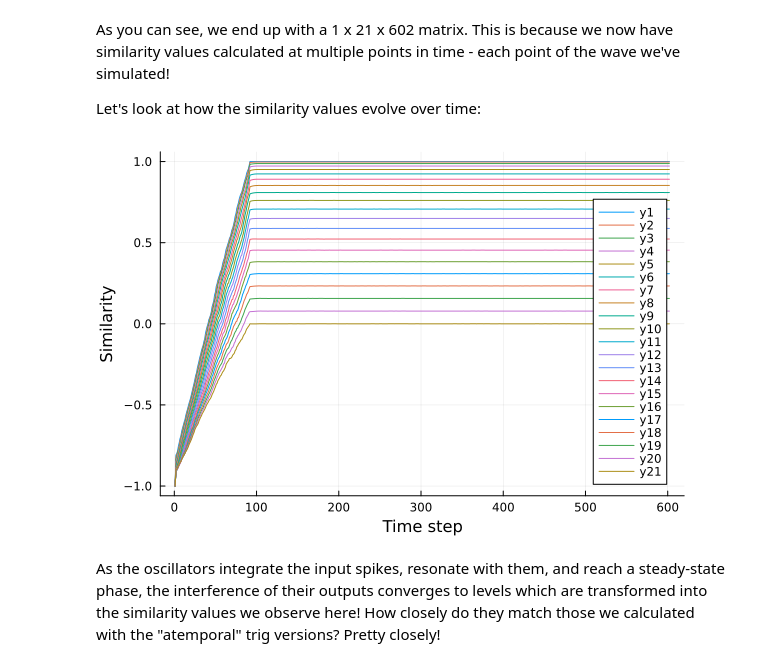
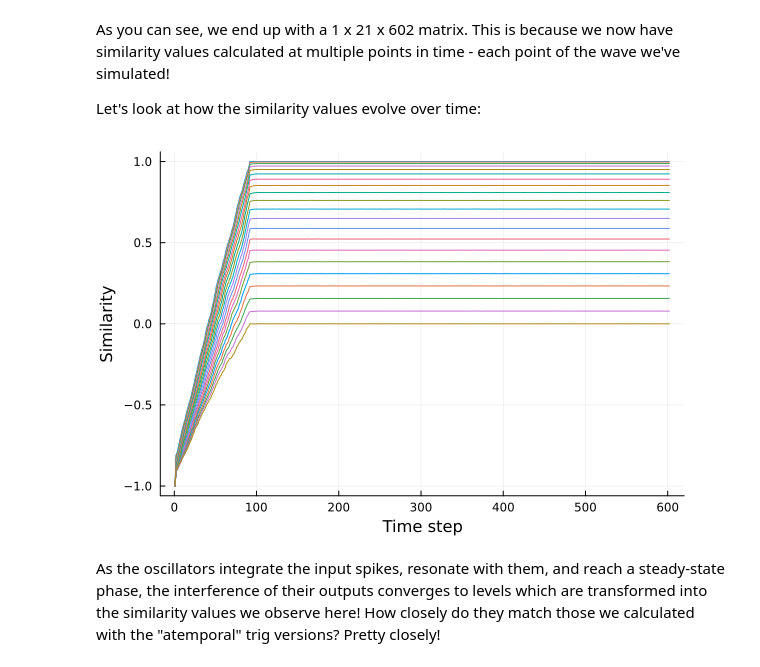
Before and after one commit to wilkieolin/PhasorNetworks.jl, a Jupyter notebook: tutorial/03 similarity.ipynb, the cells around one changed output. Cells and saved outputs as stored; diff of their text form; code cells hidden in the pictures.

```diff
--- a/tutorial/03 similarity.ipynb
+++ b/tutorial/03 similarity.ipynb
@@ -108,11 +93,11 @@ As you can see, we end up with a 1 x 21 x 602 matrix. This is because we now hav
 
 Let's look at how the similarity values evolve over time:
 # %%
-plot(osc_similarity[1,:,:]')
+plot(osc_similarity[1,:,:]', legend=false)
 xlabel!("Time step")
 ylabel!("Similarity")
 # %% [output]
-[figure, old version]
+[figure, new version]
 # %% [markdown]
 As the oscillators integrate the input spikes, resonate with them, and reach a steady-state phase, the interference of their outputs converges to levels which are transformed into the similarity values we observe here! How closely do they match those we calculated with the "atemporal" trig versions? Pretty closely!
 # %%
```
Also changed, not shown: parts of 8 cells of this notebook, 1 other file.
